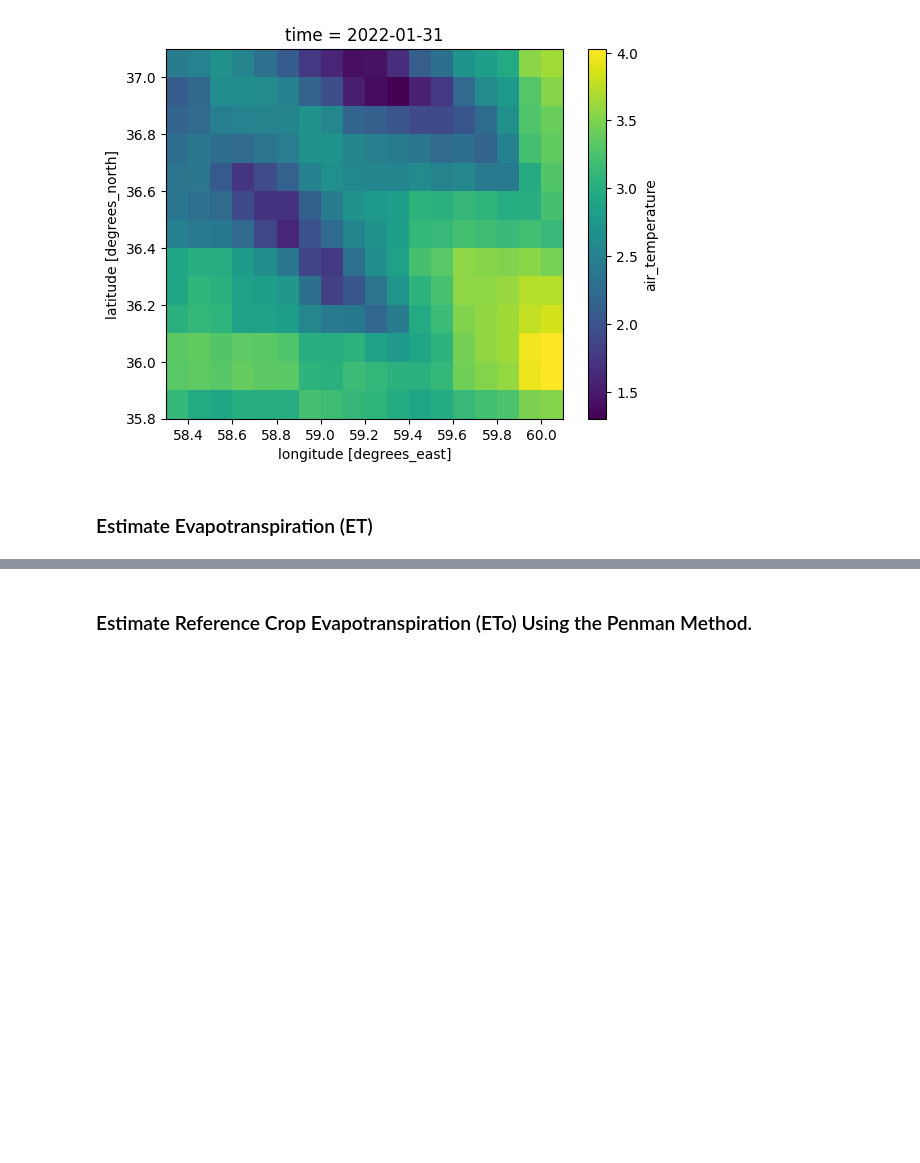
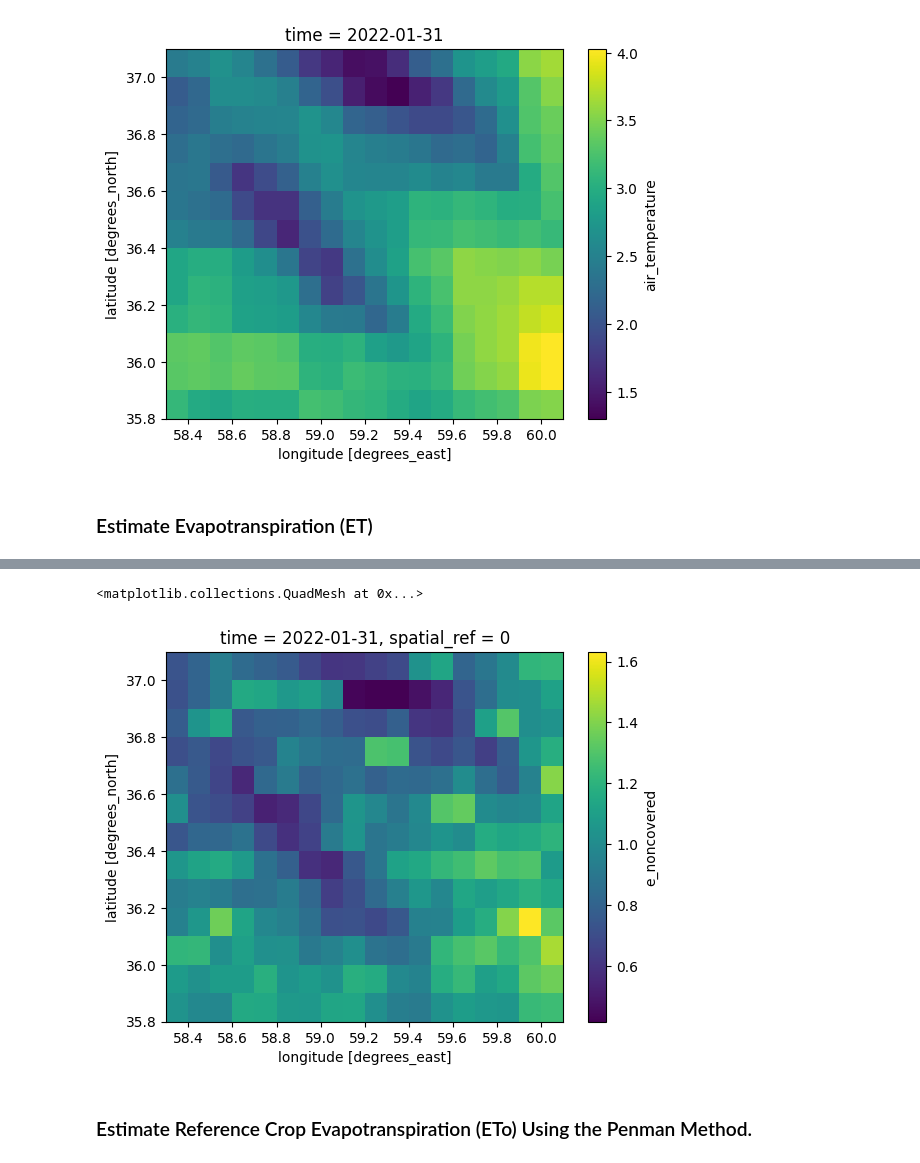
Before and after one commit to mahdi98mnm/WaterBalance_new, a Jupyter notebook: notebook/ET.ipynb, the cells around one changed output, grey strips where cells are left out. Saved outputs shown, nothing was run; the diff lists cells and outputs as text; code cells hidden in the pictures; blank space fills up the shorter version.

Commit message:
add pwp, fc and soil moisture to ET

```diff
--- a/notebook/ET.ipynb
+++ b/notebook/ET.ipynb
@@ -195,0 +316,7 @@ Rnl = mask_nc_file(
+# %%
+lat_of_points = list(tmin.lat.values.flatten())
+lon_of_points = list(tmin.lon.values.flatten())
+
+grid = [(float(i), float(j)) for i, j in itertools.product(lon_of_points, lat_of_points)]
+x_values = [t[0] for t in grid]
+y_values = [t[1] for t in grid]
@@ -196 +426,12 @@ Rnl = mask_nc_file(
+# %%
+list_wp = local_profile(
+    dataset = wilting_point,
+    points = point,
+    buffer = scale
+)
+list_fc = local_profile(
+    dataset = field_capacity,
+    points = point,
+    buffer = scale
+)
 # %% [markdown]
@@ -274,3 +472,50 @@ ET_a.air_temperature.plot()
+# %%
+soil = list(xds_repr_match__soilmoisture.ssm.values.flatten())
+sub_soil = list(xds_repr_match__sub_soilmoisture.susm.values.flatten())
+soil_era = list(xds_repr_match__soil_era_evap_1.volumetric_soil_water_layer_1.values.flatten())
+wp_list = list(map(lambda dict: dict['b10'], list_wp))
+fc_list = list(map(lambda dict: dict['b10'], list_fc))
+ET_hargreaves_list = list(ET_hargreaves_samani.air_temperature.values.flatten())
+number_of_x = 18
+number_of_y = 13
+
+moisture_reduction = list(map(lambda x, y, z: moisture_reduction_function(soil_wetness_in_previous_step = x ,permanent_wilting_point_wet = y,field_capacity_wet = z,soil_depth = 100), soil, wp_list, fc_list))
+
+moisture_reduction_adjusted = list(map(lambda x: 0 if x < 0 else x, moisture_reduction))
+
+
+
+ET_ca = list(map(lambda x, y : ActualEvapotranspiration.et_covered(moisture_reduction_function = x, crop_coefficient = 0.5, crop_cover = 0.4, reference_crop_evapotranspiration = y),moisture_reduction_adjusted, ET_hargreaves_list))
+
+
+TE = list(map(lambda x, y : available_water(permanent_wilting_point_wet = x, field_capacity_wet = y, soil_depth = 100),wp_list, fc_list))
+
+
+AE = 6 ## Assumption
+
+K_e = list(map(lambda x : ratio_of_actual_evaporable_water_to_total_evaporable_water(available_water = x, available_evaporable_water = AE), TE))
+
+E_a = list(map(lambda x, y : ActualEvapotranspiration.e_noncovered(ratio_of_actual_evaporable_water_to_total_evaporable_water = x, crop_cover = 0.4, reference_crop_evapotranspiration = y), K_e, ET_hargreaves_list))
+
+ET_a = list(map(lambda x, y : ActualEvapotranspiration.et_QDWB(evaporation_noncovered_areas = x, evapotranspiration_covered_areas = y), E_a, ET_ca))
+
+ET_ca_array = np.array(ET_ca)
+E_a_array = np.array(E_a)
+ET_a_array = np.array(ET_a)
+
+ET_ca_array = ET_ca_array.reshape(1,number_of_y,number_of_x)
+E_a_array = E_a_array.reshape(1,number_of_y,number_of_x)
+ET_a_array = ET_a_array.reshape(1,number_of_y,number_of_x)
+
+
+ds_array = tmin_renamed.assign(et_covered=(['time', 'y', 'x'], ET_ca_array))
+ds_array_1 = ds_array.assign(e_noncovered=(['time', 'y', 'x'], E_a_array))
+ds_array_2 = ds_array_1.assign(et_total=(['time', 'y', 'x'], ET_a_array))
+
+ds_array_2.e_noncovered.plot()
+# %% [output]
+<matplotlib.collections.QuadMesh at 0x...>
+[figure, added]
 # %% [markdown]
 ### Estimate Reference Crop Evapotranspiration (ETo) Using the Penman Method.
 # %%
```
Also changed, not shown: parts of 15 cells of this notebook.
